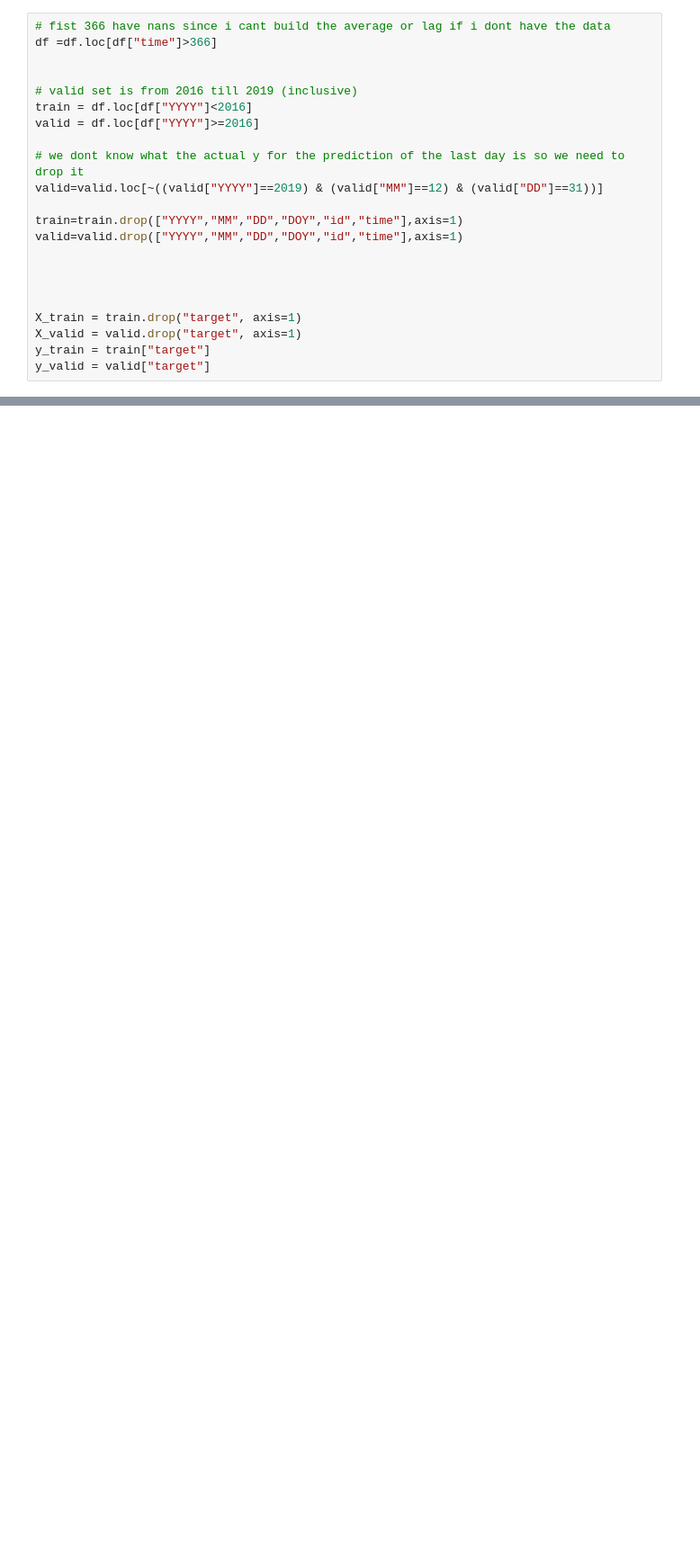
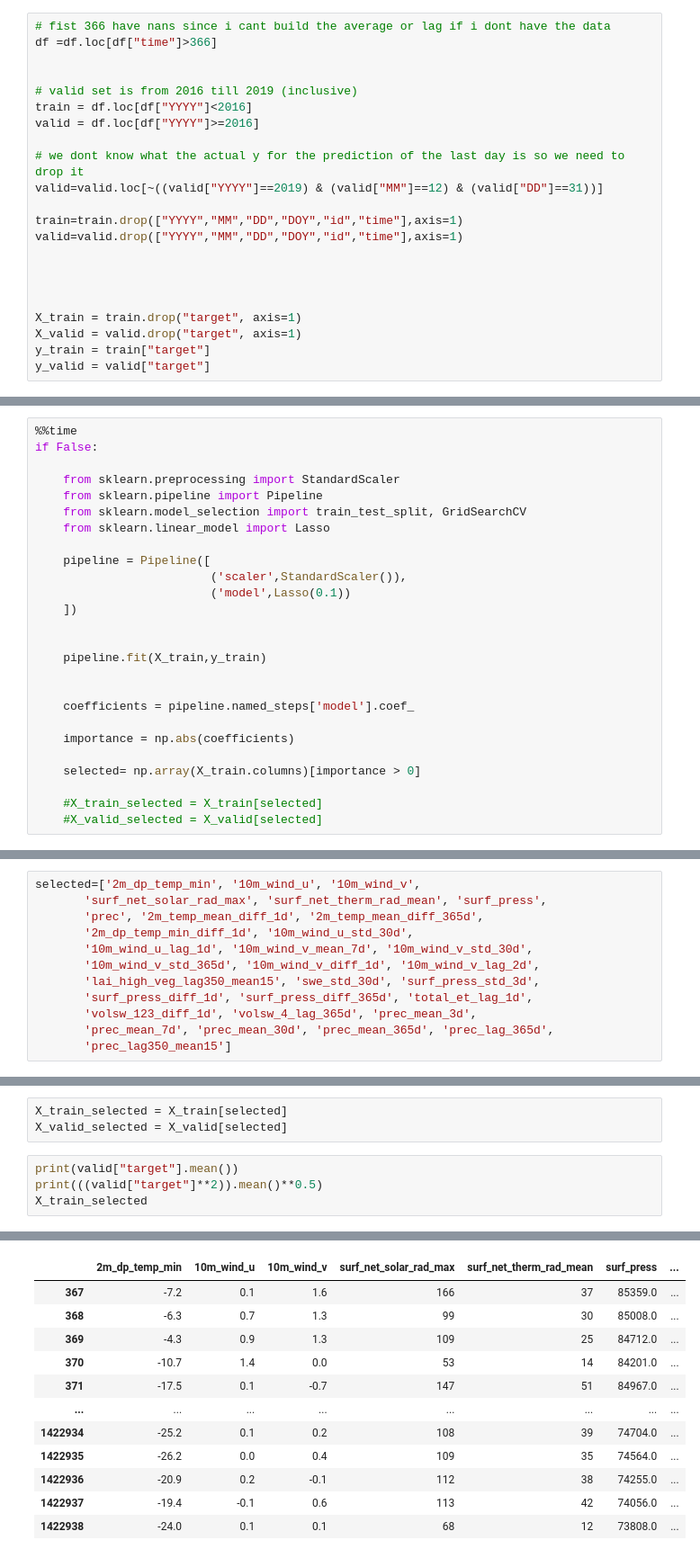
Before and after one commit to fambrogi/AI-ML_ex2, a Jupyter notebook: Alex_Timeline_ML.ipynb, the cells around one changed output, grey strips where cells are left out. Shown at 90% size. Cells and saved outputs as stored; diff of their text form; blank space fills up the shorter version.

```diff
--- a/Alex_Timeline_ML.ipynb
+++ b/Alex_Timeline_ML.ipynb
@@ -110,0 +125,26 @@ y_valid = valid["target"]
+# %%
+%%time
+if False:
+
+    from sklearn.preprocessing import StandardScaler
+    from sklearn.pipeline import Pipeline
+    from sklearn.model_selection import train_test_split, GridSearchCV
+    from sklearn.linear_model import Lasso
+
+    pipeline = Pipeline([
+                         ('scaler',StandardScaler()),
+                         ('model',Lasso(0.1))
+    ])
+
+
+    pipeline.fit(X_train,y_train)
+
+
+    coefficients = pipeline.named_steps['model'].coef_
+
+    importance = np.abs(coefficients)
+
+    selected= np.array(X_train.columns)[importance > 0]
+
+    #X_train_selected = X_train[selected]
+    #X_valid_selected = X_valid[selected]
@@ -110,0 +157,12 @@ y_valid = valid["target"]
+# %%
+selected=['2m_dp_temp_min', '10m_wind_u', '10m_wind_v',
+       'surf_net_solar_rad_max', 'surf_net_therm_rad_mean', 'surf_press',
+       'prec', '2m_temp_mean_diff_1d', '2m_temp_mean_diff_365d',
+       '2m_dp_temp_min_diff_1d', '10m_wind_u_std_30d',
+       '10m_wind_u_lag_1d', '10m_wind_v_mean_7d', '10m_wind_v_std_30d',
+       '10m_wind_v_std_365d', '10m_wind_v_diff_1d', '10m_wind_v_lag_2d',
+       'lai_high_veg_lag350_mean15', 'swe_std_30d', 'surf_press_std_3d',
+       'surf_press_diff_1d', 'surf_press_diff_365d', 'total_et_lag_1d',
+       'volsw_123_diff_1d', 'volsw_4_lag_365d', 'prec_mean_3d',
+       'prec_mean_7d', 'prec_mean_30d', 'prec_mean_365d', 'prec_lag_365d',
+       'prec_lag350_mean15']
@@ -110,0 +185,8 @@ y_valid = valid["target"]
+# %%
+X_train_selected = X_train[selected]
+X_valid_selected = X_valid[selected]
+# %%
+print(valid["target"].mean())
+print(((valid["target"]**2)).mean()**0.5)
+X_train_selected
+# %% [output]
@@ -110,0 +195,12 @@ y_valid = valid["target"]
+|  | 2m_dp_temp_min | 10m_wind_u | 10m_wind_v | surf_net_solar_rad_max | surf_net_therm_rad_mean | surf_press | ... |
+| 367 | -7.2 | 0.1 | 1.6 | 166 | 37 | 85359.0 | ... |
+| 368 | -6.3 | 0.7 | 1.3 | 99 | 30 | 85008.0 | ... |
+| 369 | -4.3 | 0.9 | 1.3 | 109 | 25 | 84712.0 | ... |
+| 370 | -10.7 | 1.4 | 0.0 | 53 | 14 | 84201.0 | ... |
+| 371 | -17.5 | 0.1 | -0.7 | 147 | 51 | 84967.0 | ... |
+| ... | ... | ... | ... | ... | ... | ... | ... |
+| 1422934 | -25.2 | 0.1 | 0.2 | 108 | 39 | 74704.0 | ... |
+| 1422935 | -26.2 | 0.0 | 0.4 | 109 | 35 | 74564.0 | ... |
+| 1422936 | -20.9 | 0.2 | -0.1 | 112 | 38 | 74255.0 | ... |
+| 1422937 | -19.4 | -0.1 | 0.6 | 113 | 42 | 74056.0 | ... |
+| 1422938 | -24.0 | 0.1 | 0.1 | 68 | 12 | 73808.0 | ... |
```
Also changed, not shown: parts of 29 cells of this notebook.
